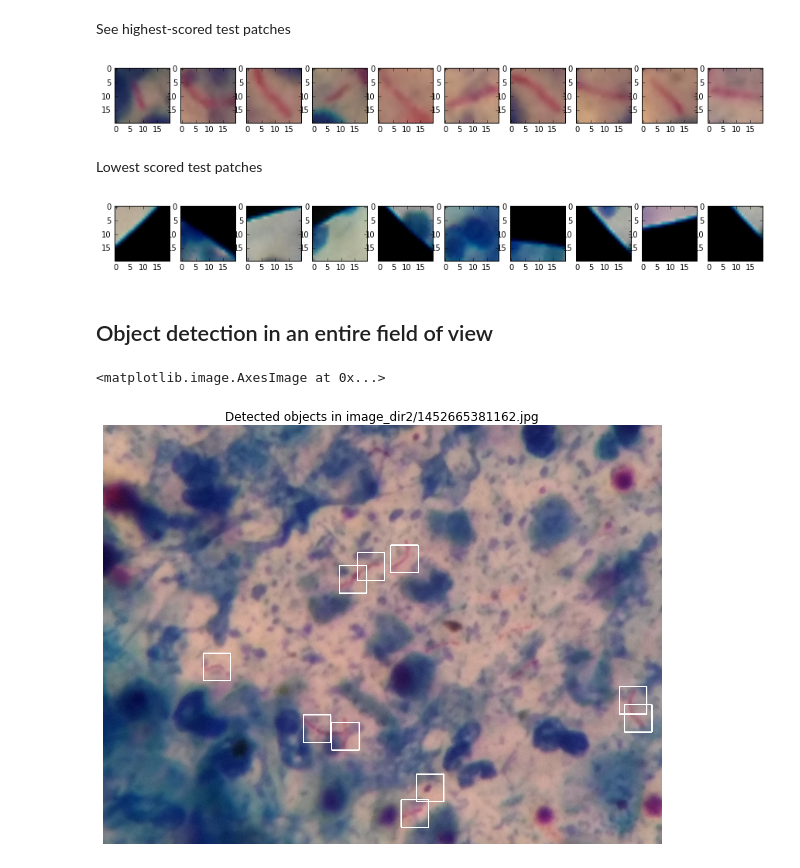
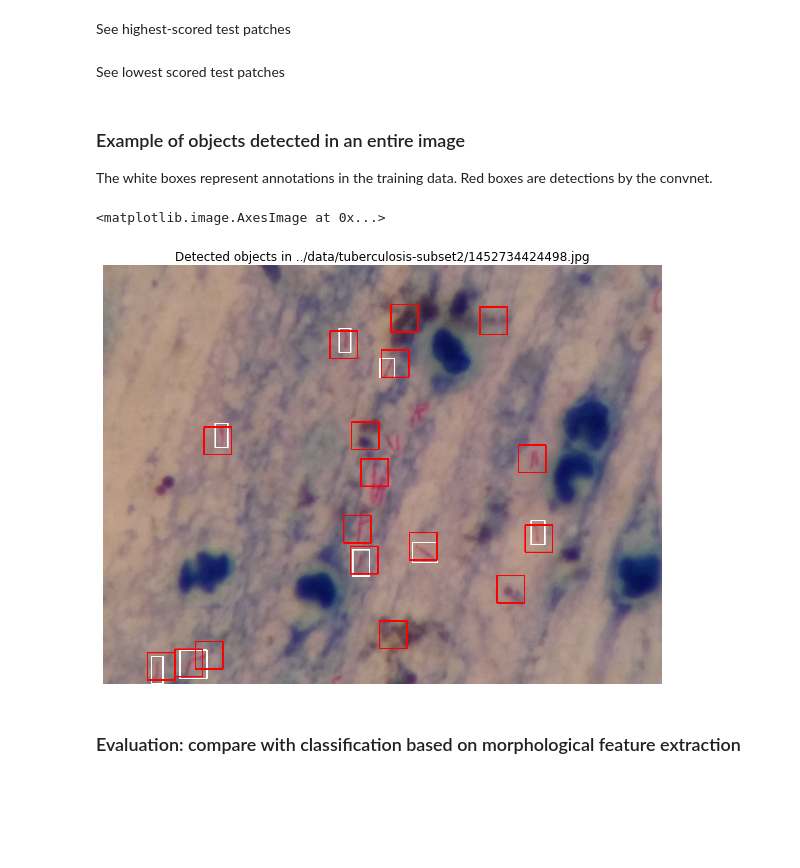
Before and after one commit to jqug/microscopy-object-detection, a Jupyter notebook: python/CNN training & evaluation - tuberculosis.ipynb, the cells around one changed output. Drawn from its saved outputs; the diff is of its cells as text; code cells hidden in the pictures; blank space fills up the shorter version.

```diff
--- a/python/CNN training & evaluation - tuberculosis.ipynb
+++ b/python/CNN training & evaluation - tuberculosis.ipynb
@@ -43,0 +21,14 @@ opts = {'img_dir': 'image_dir2/',
+# %%
+opts = {'img_dir': '../data/tuberculosis-subset2/',
+        'annotation_dir': '../data/tuberculosis-subset2/',
+        'detection_probability_threshold': 0.5,
+        'detection_overlap_threshold': 0.3,
+        'gauss': 1,
+        'patch_size': (160,160),
+        'image_downsample' : 8,
+        'detection_step': 5,
+        'patch_creation_step': 40,
+        'object_class': None,
+        'negative_training_discard_rate': .9
+       }
+opts['patch_stride_training'] = int(opts['patch_size'][0]*.25)
@@ -97,8 +98,8 @@ def CNN(n_epochs):
         ('output', layers.DenseLayer),
         ],
 
-    input_shape=(None, 3, opts['image_dims'][0]/opts['image_downsample'],
-                 opts['image_dims'][0]/opts['image_downsample']),
+    input_shape=(None, 3, opts['patch_size'][0]/opts['image_downsample'],
+                 opts['patch_size'][0]/opts['image_downsample']),
     conv1_num_filters=7,
     conv1_filter_size=(3, 3),
     conv1_nonlinearity=lasagne.nonlinearities.rectify,
@@ -197,7 +248,7 @@ plt.gcf().set_size_inches(1.5*N_samples_to_display,3)
 # %% [markdown]
 See highest-scored test patches
 # %%
-prob_range = [.9,1.]
+prob_range = [.95,1.]
 
 tmp_scores = y_pred.copy()[:,1]
 tmp_scores[tmp_scores<prob_range[0]] = -1
@@ -206,33 +257,34 @@ tmp_scores[tmp_scores>prob_range[1]] = -1
 pos_indices = tmp_scores.argsort()
 pos_indices = pos_indices[::-1]
 
-N_samples_to_display = 10
-
+N_samples_to_display = 12
+offset = 0
 for i in range(N_samples_to_display,2*N_samples_to_display):
     plt.subplot(2,N_samples_to_display,i+1)
-    example_neg = test_X[pos_indices[i],:,:,:]
+    example_neg = test_X[pos_indices[i+offset],:,:,:]
     example_neg = np.swapaxes(example_neg,0,2)
-    plt.imshow(example_neg[:,:,[2,1,0]])
+    plt.imshow(example_neg)
+    plt.title('%.3f' % (tmp_scores[pos_indices[i+offset]]))
+    plt.tick_params(axis='both', which='both', bottom='off', top='off', labelbottom='off', right='off', left='off', labelleft='off')
 
 plt.gcf().set_size_inches(1.5*N_samples_to_display,3)
+
+plt.savefig('figs/tuberculosis-detectedpatches.png', bbox_inches='tight')
-# %% [output]
-[figure, removed]
 # %% [markdown]
-Lowest scored test patches
+See lowest scored test patches
 # %%
 pos_indices = y_pred[:,1].argsort()
-#pos_indices = pos_indices[::-1]
 
-N_samples_to_display = 10
+N_samples_to_display = 12
 
 for i in range(N_samples_to_display,2*N_samples_to_display):
     plt.subplot(2,N_samples_to_display,i+1)
     example_neg = test_X[pos_indices[i],:,:,:]
     example_neg = np.swapaxes(example_neg,0,2)
-    plt.imshow(example_neg[:,:,[2,1,0]])
+    plt.imshow(example_neg)
+    plt.title('%.3f' % (y_pred[pos_indices[i],1]))
+    plt.tick_params(axis='both', which='both', bottom='off', top='off', labelbottom='off', right='off', left='off', labelleft='off')
 
 plt.gcf().set_size_inches(1.5*N_samples_to_display,3)
+
+plt.savefig('figs/tuberculosis-testpatches-lowprob.png', bbox_inches='tight')
-# %% [output]
-[figure, removed]
-# %% [markdown]
-## Object detection in an entire field of view
@@ -242,17 +291,38 @@ found = det.detect(imfile, cnn, opts)
+# %% [markdown]
+### Example of objects detected in an entire image
+
+The white boxes represent annotations in the training data. Red boxes are detections by the convnet.
 # %%
-im = cv2.imread(imfile)
+reload(det)
+
+fname = testfiles[0]
+imfile = opts['img_dir'] + fname
+opts['detection_probability_threshold'] = 0.95
+found = det.detect(imfile, cnn, opts)
+
+im = misc.imread(imfile)
 
 plt.box(False)
 plt.xticks([])
 plt.yticks([])
 
+annofile = opts['annotation_dir'] + fname[:-3] + 'xml'
+bboxes = readdata.get_bounding_boxes_for_single_image(annofile)
+for bb in bboxes:
+    bb = bb.astype(int)
+    cv2.rectangle(im, (bb[0],bb[2]), (bb[1],bb[3]), (255,255,255), 8)
+
 for f in found:
     f = f.astype(int)
-    cv2.rectangle(im, (f[0], f[1]), (f[2],f[3]), (255,255,255), 6)
+    cv2.rectangle(im, (f[0],f[1]), (f[2],f[3]), (255,0,0), 8)
 
 plt.gcf().set_size_inches(10,10)
 plt.title('Detected objects in %s' % (imfile))
-plt.imshow(im[:,:,[2,1,0]])
+plt.imshow(im)
+
+#cv2.imwrite('detectionimages/detected-' + os.path.basename(imfile),im)
 # %% [output]
 <matplotlib.image.AxesImage at 0x...>
-[figure, old version]
+[figure, new version]
+# %% [markdown]
+### Evaluation: compare with classification based on morphological feature extraction
```
Also changed, not shown: parts of 18 cells of this notebook, 4 other files.
